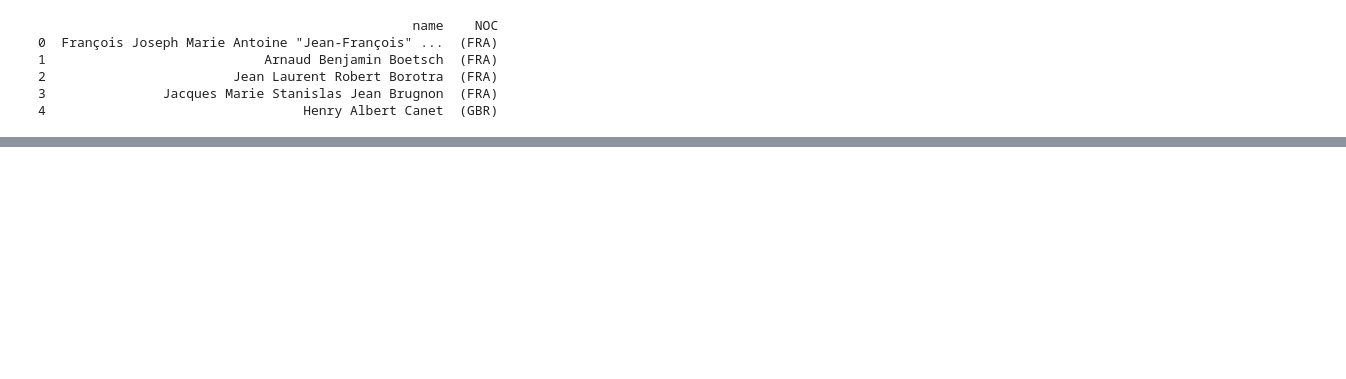
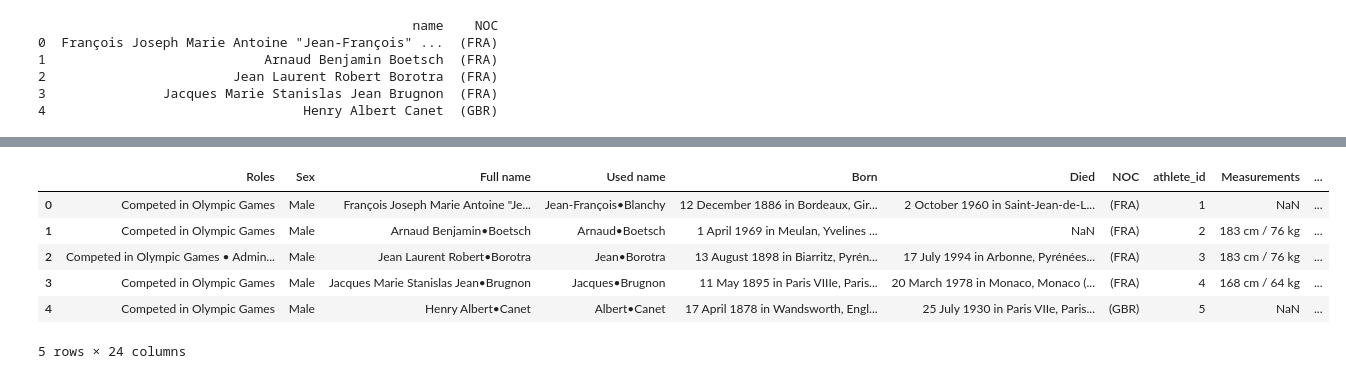
Before and after one commit to omkarpatole1799/numpy, a Jupyter notebook: olympics-data-cleanup.ipynb, the cells around one changed output, grey strips where cells are left out. Cells and saved outputs as stored; diff of their text form; code cells hidden in the pictures; blank space fills up the shorter version.

```diff
--- a/olympics-data-cleanup.ipynb
+++ b/olympics-data-cleanup.ipynb
@@ -125,3 +119,8 @@ print(df[["name", "NOC"]].head())
 2                        Jean Laurent Robert Borotra  (FRA)
 3               Jacques Marie Stanislas Jean Brugnon  (FRA)
 4                                 Henry Albert Canet  (GBR)
+# %%
+# add died date column
+df["died_date"] = df["Died"].str.extract(date_pattern)
+# convert to date time object
+df["died_date"] = pd.to_datetime(df["died_date"], errors="coerce")
@@ -127,0 +148,14 @@ print(df[["name", "NOC"]].head())
+# %%
+# get city region and ountry from born column
+location_pattern = r'in\s([\w\s-]+),\s([\s\w-]+)\s(\(\w{3}\))'
+df[["born_city","born_region", "born_country"]] = df["Born"].str.extract(location_pattern, expand=True)
+# %%
+df.head()
+# %% [output]
+|  | Roles | Sex | Full name | Used name | Born | Died | NOC | athlete_id | Measurements | ... |
+| 0 | Competed in Olympic Games | Male | François Joseph Marie Antoine "Je... | Jean-François•Blanchy | 12 December 1886 in Bordeaux, Gir... | 2 October 1960 in Saint-Jean-de-L... | (FRA) | 1 | NaN | ... |
+| 1 | Competed in Olympic Games | Male | Arnaud Benjamin•Boetsch | Arnaud•Boetsch | 1 April 1969 in Meulan, Yvelines ... | NaN | (FRA) | 2 | 183 cm / 76 kg | ... |
+| 2 | Competed in Olympic Games • Admin... | Male | Jean Laurent Robert•Borotra | Jean•Borotra | 13 August 1898 in Biarritz, Pyrén... | 17 July 1994 in Arbonne, Pyrénées... | (FRA) | 3 | 183 cm / 76 kg | ... |
+| 3 | Competed in Olympic Games | Male | Jacques Marie Stanislas Jean•Brugnon | Jacques•Brugnon | 11 May 1895 in Paris VIIIe, Paris... | 20 March 1978 in Monaco, Monaco (... | (FRA) | 4 | 168 cm / 64 kg | ... |
+| 4 | Competed in Olympic Games | Male | Henry Albert•Canet | Albert•Canet | 17 April 1878 in Wandsworth, Engl... | 25 July 1930 in Paris VIIe, Paris... | (GBR) | 5 | NaN | ... |
+5 rows × 24 columns
```
Also changed, not shown: parts of 2 cells of this notebook.
